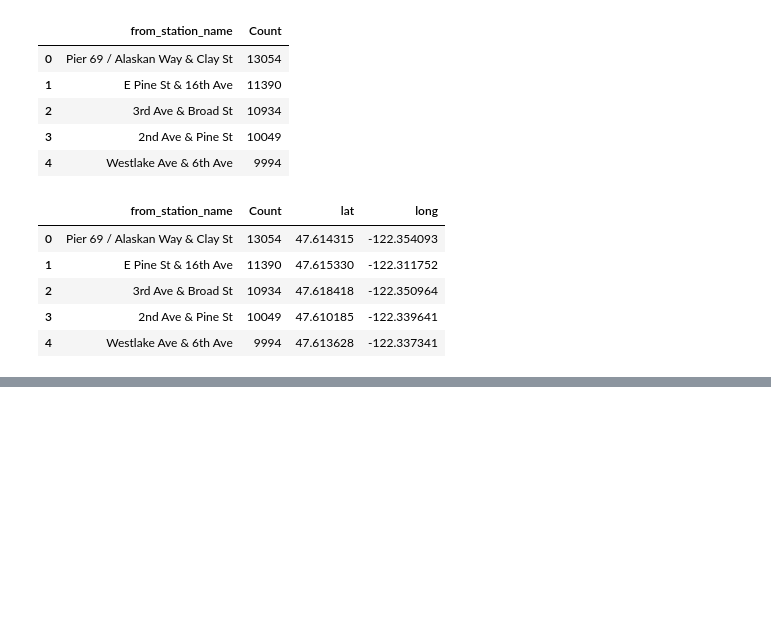
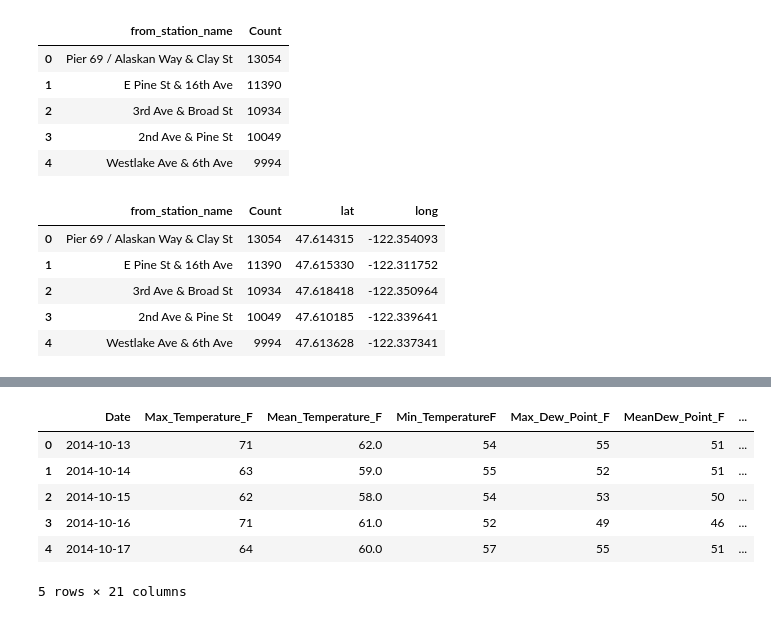
Before and after one commit to BilalSaeed06/cycle-sharing-dataset, a Jupyter notebook: data_cleaning.ipynb, the cells around one changed output, grey strips where cells are left out. Drawn from its saved outputs; the diff is of its cells as text; code cells hidden in the pictures; blank space fills up the shorter version.

Commit message:
merged weather and trip an cleaned remainging data

```diff
--- a/data_cleaning.ipynb
+++ b/data_cleaning.ipynb
@@ -416,0 +426,12 @@ mapa2
+# %%
+weather['Date'] = pd.to_datetime(weather['Date'])
+# %%
+weather.head()
+# %% [output]
+|  | Date | Max_Temperature_F | Mean_Temperature_F | Min_TemperatureF | Max_Dew_Point_F | MeanDew_Point_F | ... |
+| 0 | 2014-10-13 | 71 | 62.0 | 54 | 55 | 51 | ... |
+| 1 | 2014-10-14 | 63 | 59.0 | 55 | 52 | 51 | ... |
+| 2 | 2014-10-15 | 62 | 58.0 | 54 | 53 | 50 | ... |
+| 3 | 2014-10-16 | 71 | 61.0 | 52 | 49 | 46 | ... |
+| 4 | 2014-10-17 | 64 | 60.0 | 57 | 55 | 51 | ... |
+5 rows × 21 columns
```
Also changed, not shown: parts of 21 cells of this notebook.
